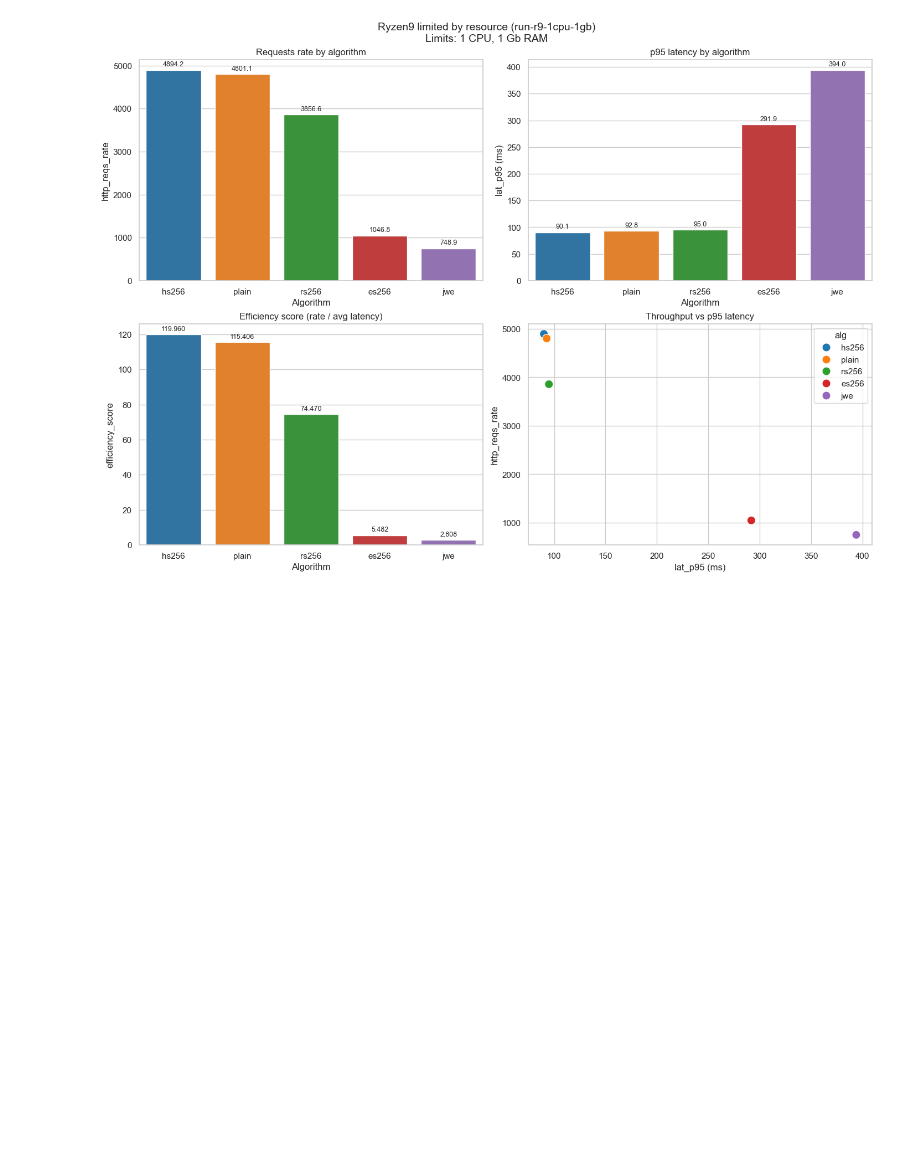
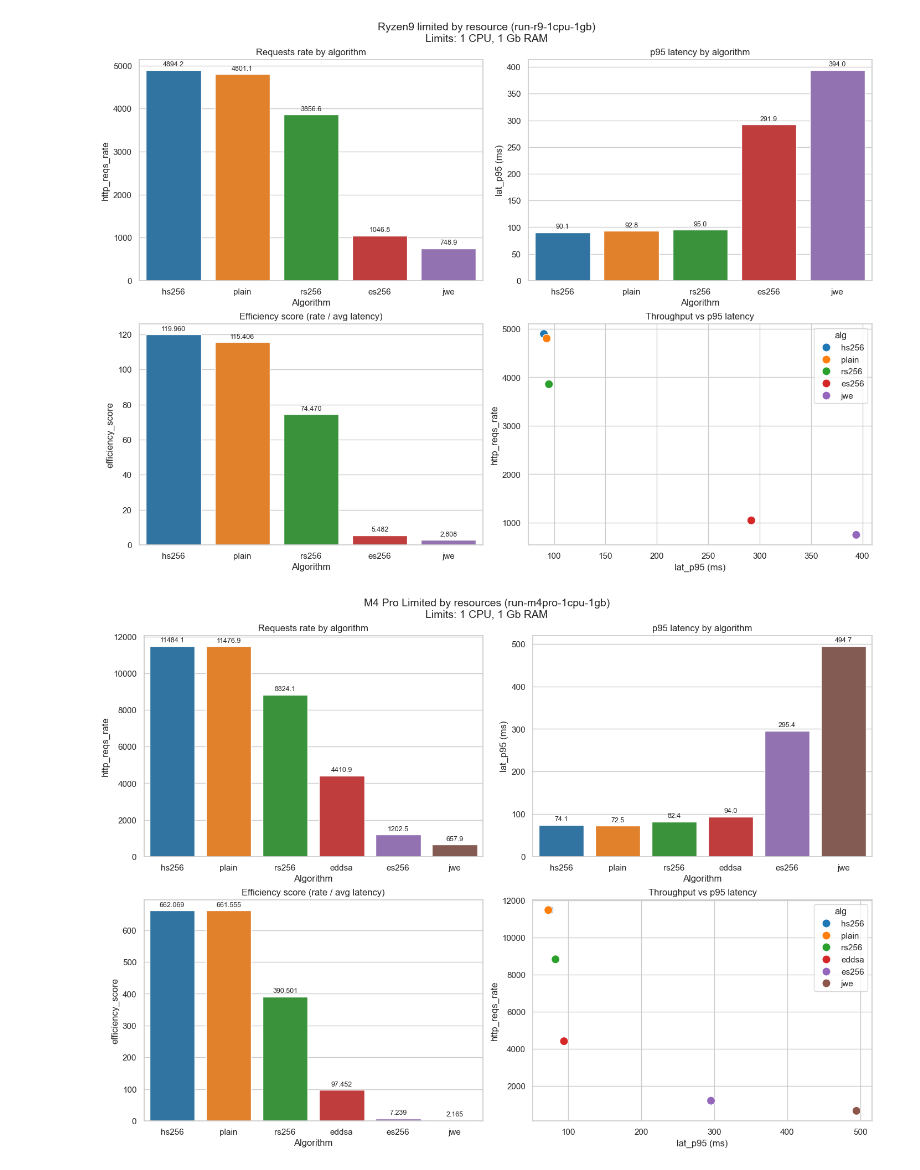
Before and after one commit to danilkiff/jwt-performance, a Jupyter notebook: results/analysis.ipynb, the cells around one changed output. Drawn from its saved outputs; the diff is of its cells as text; code cells hidden in the pictures; blank space fills up the shorter version.

```diff
--- a/results/analysis.ipynb
+++ b/results/analysis.ipynb
@@ -194,3 +196,7 @@ plot_run(df, 'run-r9-unlimited')
 plot_run(df, 'run-r9-1cpu-1gb')
 # %% [output]
 [figure]
+# %%
+plot_run(df, 'run-m4pro-1cpu-1gb')
+# %% [output]
+[figure, added]
```
Also changed, not shown: parts of 2 cells of this notebook, 14 other files.
